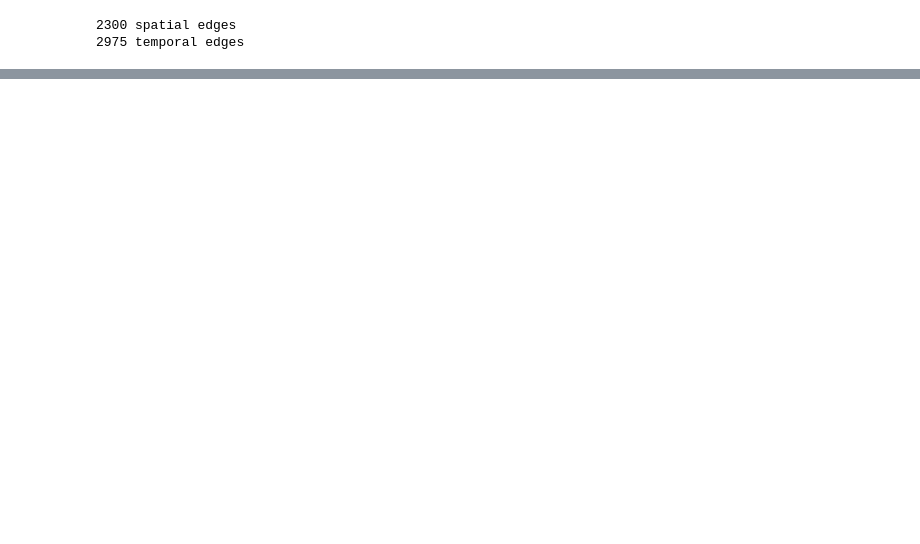
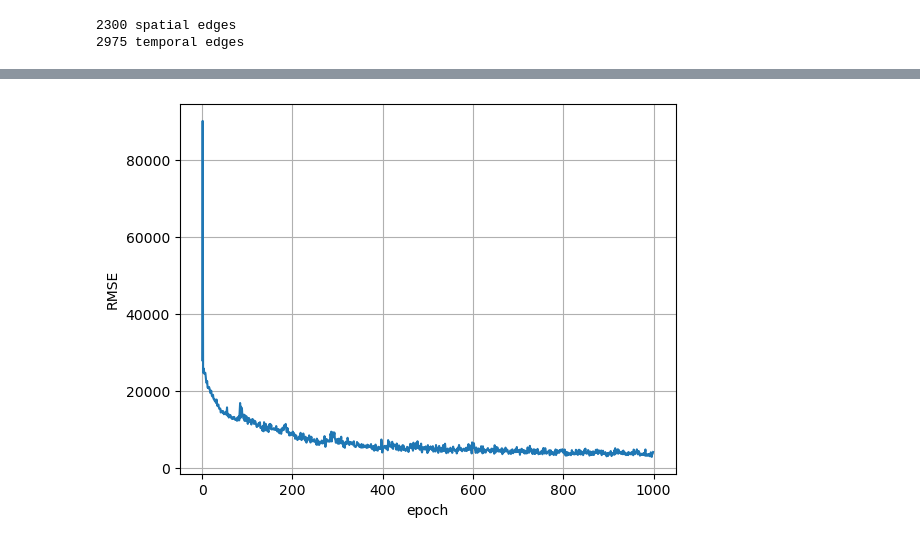
Before and after one commit to hwunrow/cgnn, a Jupyter notebook: src/Untitled.ipynb, the cells around one changed output, grey strips where cells are left out. Saved outputs shown, nothing was run; the diff lists cells and outputs as text; code cells hidden in the pictures; blank space fills up the shorter version.

```diff
--- a/src/Untitled.ipynb
+++ b/src/Untitled.ipynb
@@ -354,0 +295,4 @@ save_df.to_csv(
+# %%
+coo_t   = torch.tensor(coo_df.values, dtype=torch.int64)
+coo_t   = coo_t.reshape((2, len(coo_df.values)))
+coo_t
@@ -354,0 +403,34 @@ save_df.to_csv(
+# %%
+graph = data
+print(graph)
+
+model     = TemporalSkip()
+optimizer = torch.optim.Adam(model.parameters(), lr=0.01, weight_decay=5e-4)
+criterion = torch.nn.MSELoss()
+# criterion = RMSLELoss()
+
+def train():
+	model.train()
+	optimizer.zero_grad()
+	out = model(graph.x, graph.edge_index)
+	loss = criterion(out[graph.train_mask].squeeze(), graph.y[graph.train_mask])
+	loss.backward()
+	optimizer.step()
+	return loss
+
+def test():
+	model.eval()
+	out  = model(graph.x, graph.edge_index)
+	loss = criterion(out[graph.test_mask].squeeze(), graph.y[graph.test_mask])
+
+	return loss
+
+loss_list = []
+for epoch in range(1000):
+	loss = train()
+	loss_list.append(loss.detach().numpy())
+	# print("epoch {:0>} - {}".format(epoch, loss))
+
+
+test_acc = test()
+print("final test loss: {}".format(test_acc))
@@ -354,0 +480,9 @@ save_df.to_csv(
+# %%
+fig, ax = plt.subplots()
+
+ax.plot(loss_list)
+ax.set_xlabel('epoch')
+ax.set_ylabel('RMSE')
+ax.grid()
+# %% [output]
+[figure, added]
```
Also changed, not shown: parts of 26 cells of this notebook.
